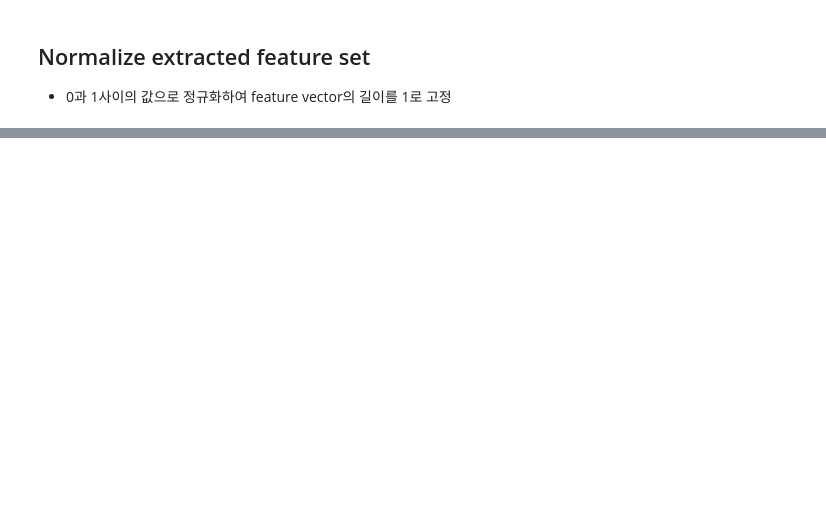
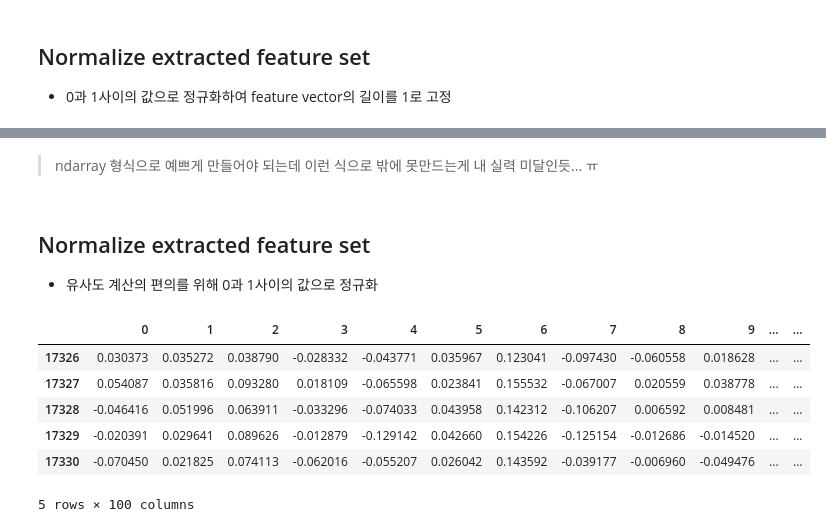
Before and after one commit to catching-space/works, a Jupyter notebook: text_search.ipynb, the cells around one changed output, grey strips where cells are left out. Cells and saved outputs as stored; diff of their text form; code cells hidden in the pictures; blank space fills up the shorter version.

```diff
--- a/text_search.ipynb
+++ b/text_search.ipynb
@@ -221,0 +196,8 @@ TITLE :1675 Similarities:0.9410407177196279
+# %%
+%%time
+def extract_noun(text):
+    tokenizer = Mecab()
+    text = tokenizer.nouns(text)
+    return text
+
+df['noun'] = df['text'].apply(extract_noun)
@@ -221,0 +207,21 @@ TITLE :1675 Similarities:0.9410407177196279
+# %%
+def make_to_vector(nouns):
+    mean_of_noun_vectors = []
+    except_tokens = []
+    for noun in nouns:
+        try:
+            noun_vector = model.wv.get_vector(noun)
+            mean_of_noun_vectors.append(noun_vector)
+        except KeyError:
+#             print("{} is not exist in the vocab".format(noun))
+            except_tokens.append(noun)
+            continue
+    try:
+        mean_of_noun_vectors = sum(mean_of_noun_vectors) / len(mean_of_noun_vectors)
+        return mean_of_noun_vectors
+    except ZeroDivisionError:
+        return np.nan
+# %%
+df['text_vector'] = df['noun'].apply(make_to_vector)
+df = df.dropna()
+df = df.reset_index(drop=True)
@@ -221,0 +243,6 @@ TITLE :1675 Similarities:0.9410407177196279
+# %%
+vectors = np.zeros(100,)
+for vector in df.text_vector:
+    vectors = np.vstack([vectors, vector])
+vectors = vectors[1:, :]
+vectors
@@ -221,0 +263,20 @@ TITLE :1675 Similarities:0.9410407177196279
+# %% [markdown]
+>ndarray 형식으로 예쁘게 만들어야 되는데 이런 식으로 밖에 못만드는게 내 실력 미달인듯... ㅠ
+# %% [markdown]
+## Normalize extracted feature set
+- 유사도 계산의 편의를 위해 0과 1사이의 값으로 정규화
+# %%
+from sklearn.preprocessing import Normalizer
+
+normalizer = Normalizer()
+norm_features=normalizer.fit_transform(vectors)
+df_features = pd.DataFrame(norm_features,index=df.index.tolist())
+df_features.tail()
+# %% [output]
+|  | 0 | 1 | 2 | 3 | 4 | 5 | 6 | 7 | 8 | 9 | ... | ... |
+| 17326 | 0.030373 | 0.035272 | 0.038790 | -0.028332 | -0.043771 | 0.035967 | 0.123041 | -0.097430 | -0.060558 | 0.018628 | ... | ... |
+| 17327 | 0.054087 | 0.035816 | 0.093280 | 0.018109 | -0.065598 | 0.023841 | 0.155532 | -0.067007 | 0.020559 | 0.038778 | ... | ... |
+| 17328 | -0.046416 | 0.051996 | 0.063911 | -0.033296 | -0.074033 | 0.043958 | 0.142312 | -0.106207 | 0.006592 | 0.008481 | ... | ... |
+| 17329 | -0.020391 | 0.029641 | 0.089626 | -0.012879 | -0.129142 | 0.042660 | 0.154226 | -0.125154 | -0.012686 | -0.014520 | ... | ... |
+| 17330 | -0.070450 | 0.021825 | 0.074113 | -0.062016 | -0.055207 | 0.026042 | 0.143592 | -0.039177 | -0.006960 | -0.049476 | ... | ... |
+5 rows × 100 columns
```
Also changed, not shown: parts of 32 cells of this notebook.
